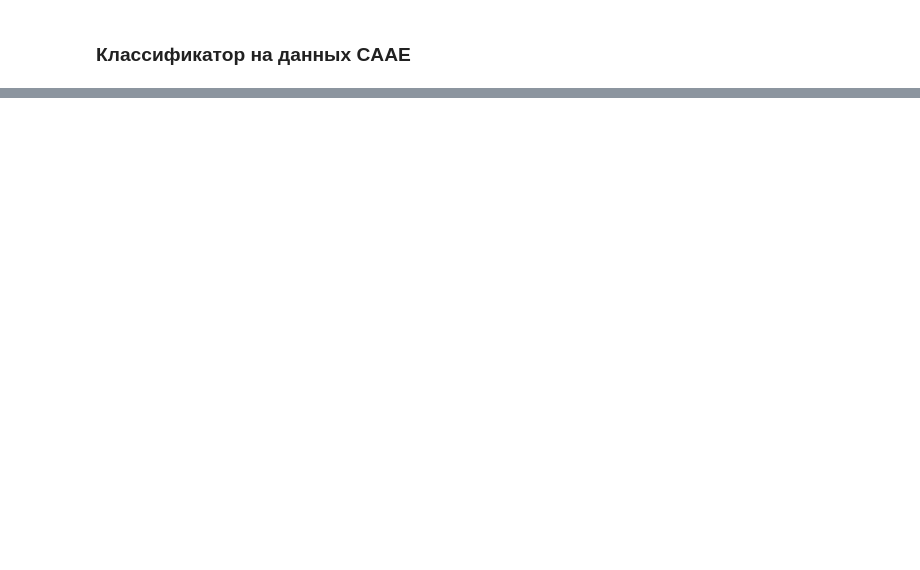
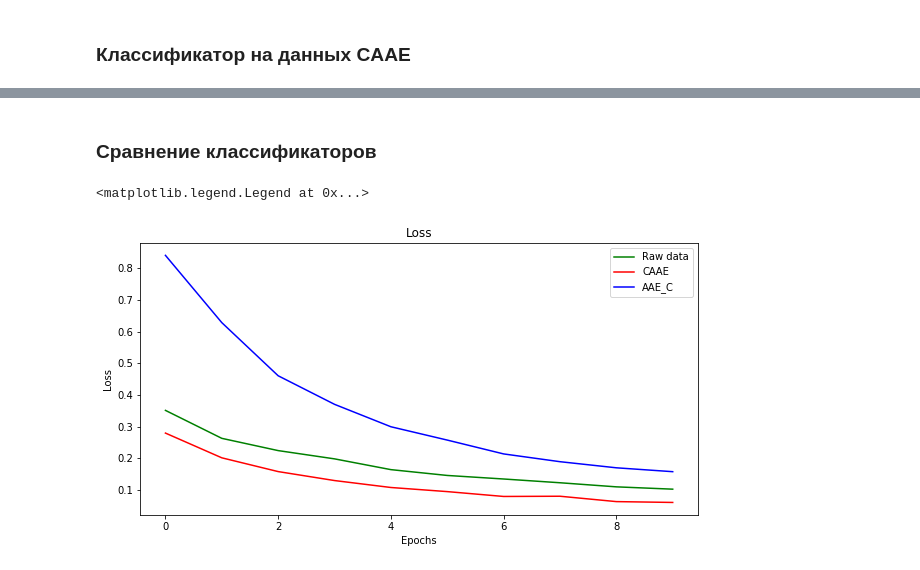
Before and after one commit to aleksey-egorov/dl-engineer-homework, a Jupyter notebook: homework_9/mnist_fc_classifiers.ipynb, the cells around one changed output, grey strips where cells are left out. Saved outputs shown, nothing was run; the diff lists cells and outputs as text; code cells hidden in the pictures; blank space fills up the shorter version.

```diff
--- a/homework_9/mnist_fc_classifiers.ipynb
+++ b/homework_9/mnist_fc_classifiers.ipynb
@@ -219,0 +278,15 @@ cls_caae.test()
+# %% [markdown]
+### Сравнение классификаторов
+# %%
+fig = plt.figure(figsize=(10, 5))
+ax = fig.add_subplot(111)
+ax.set_title("Loss")
+plt.plot(cls_raw.loss_log, color='green', label='Raw data')
+plt.plot(cls_caae.loss_log, color='red', label='CAAE')
+plt.plot(cls_aae_c.loss_log, color='blue', label='AAE_C')
+ax.set_ylabel("Loss")
+ax.set_xlabel("Epochs")
+ax.legend()
+# %% [output]
+<matplotlib.legend.Legend at 0x...>
+[figure, added]
```
Also changed, not shown: parts of 17 cells of this notebook, 1 other file.
